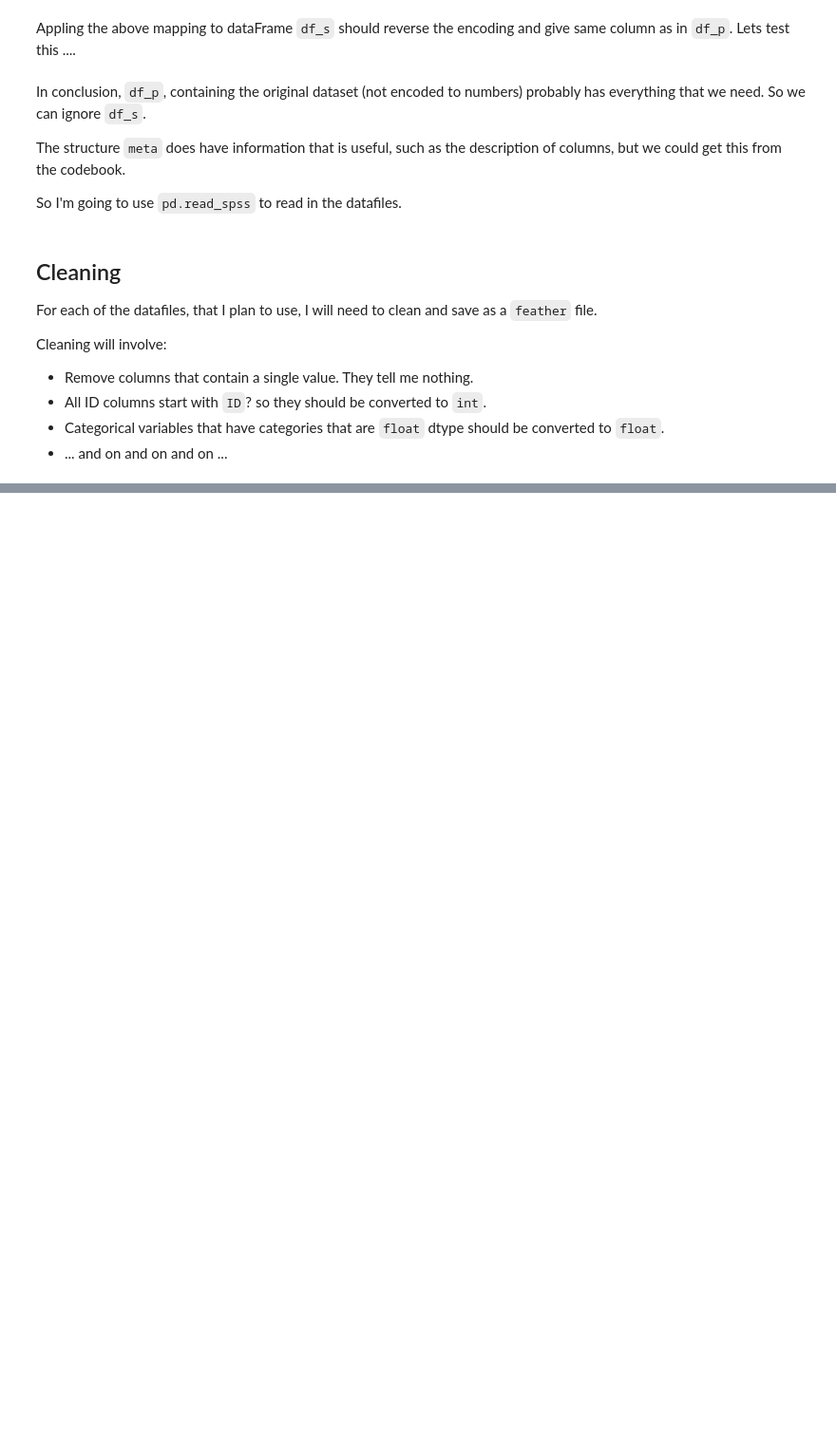
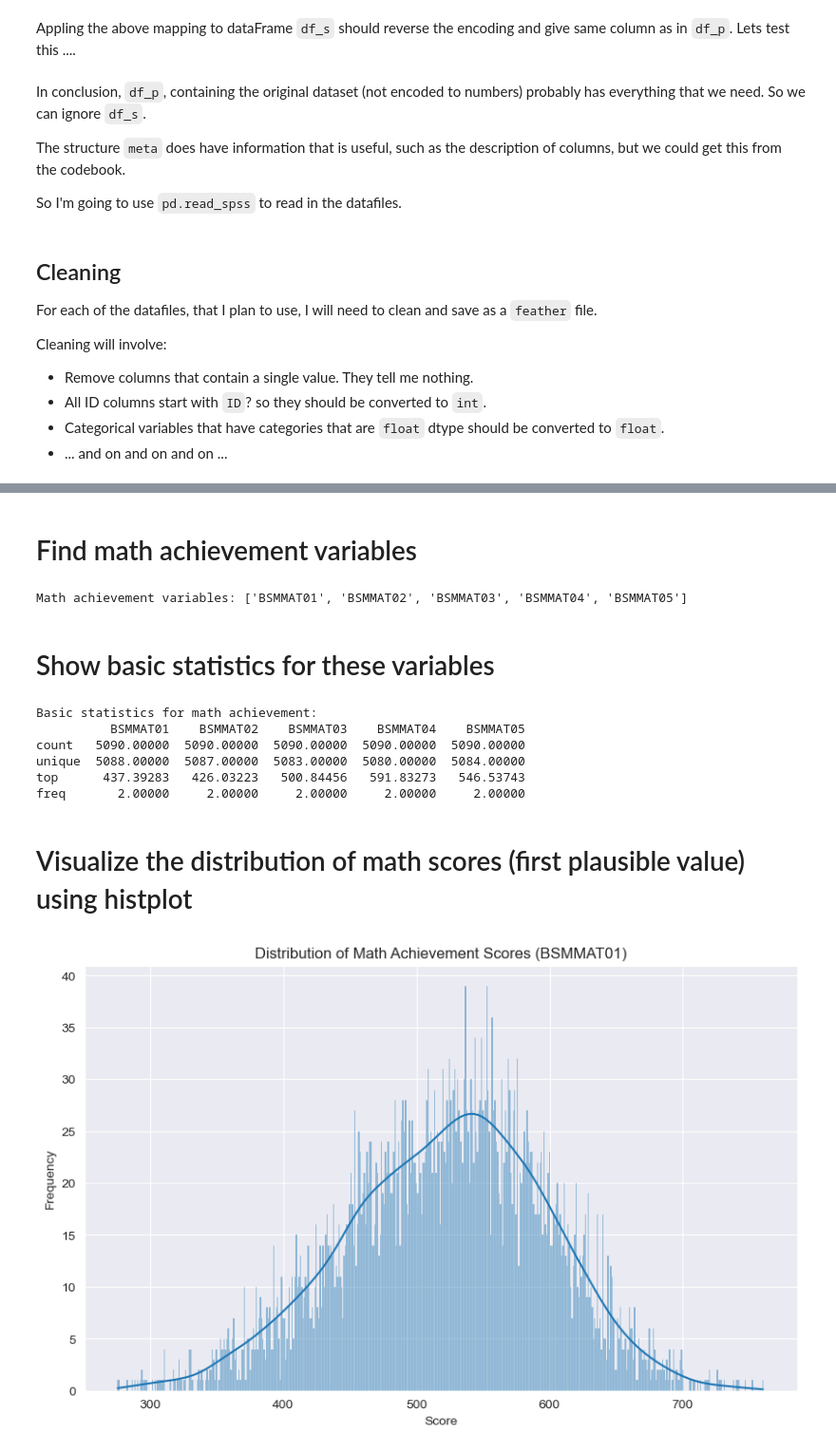
Before and after one commit to CiaranHickey5/DM2, a Jupyter notebook: T23_G8_-_01_-_Import.ipynb, the cells around one changed output, grey strips where cells are left out. Shown: that part at 95% size. Saved outputs shown, nothing was run; the diff lists cells and outputs as text; code cells hidden in the pictures; blank space fills up the shorter version.

```diff
--- a/T23_G8_-_01_-_Import.ipynb
+++ b/T23_G8_-_01_-_Import.ipynb
@@ -373,0 +376,3 @@ Cleaning will involve:
+# %%
+df_ach = pd.read_spss("orig/SPSS/bsairlm8.sav")
+print(f"Student achievement data shape: {df_ach.shape}")
@@ -373,0 +402,31 @@ Cleaning will involve:
+# %% [markdown]
+# Find math achievement variables
+# %%
+math_vars = [col for col in df_ach.columns if col.startswith('BSMMAT')]
+print(f"Math achievement variables: {math_vars}")
+# %% [output]
+Math achievement variables: ['BSMMAT01', 'BSMMAT02', 'BSMMAT03', 'BSMMAT04', 'BSMMAT05']
+# %% [markdown]
+# Show basic statistics for these variables
+# %%
+math_stats = df_ach[math_vars].describe()
+print("\nBasic statistics for math achievement:")
+print(math_stats)
+# %% [output]
+Basic statistics for math achievement:
+          BSMMAT01    BSMMAT02    BSMMAT03    BSMMAT04    BSMMAT05
+count   5090.00000  5090.00000  5090.00000  5090.00000  5090.00000
+unique  5088.00000  5087.00000  5083.00000  5080.00000  5084.00000
+top      437.39283   426.03223   500.84456   591.83273   546.53743
+freq       2.00000     2.00000     2.00000     2.00000     2.00000
+# %% [markdown]
+# Visualize the distribution of math scores (first plausible value) using histplot
+# %%
+plt.figure(figsize=(10, 6))
+sns.histplot(df_ach['BSMMAT01'], kde=True)
+plt.title('Distribution of Math Achievement Scores (BSMMAT01)')
+plt.xlabel('Score')
+plt.ylabel('Frequency')
+plt.show()
+# %% [output]
+[figure, added]
```
Also changed, not shown: parts of 23 cells of this notebook.
